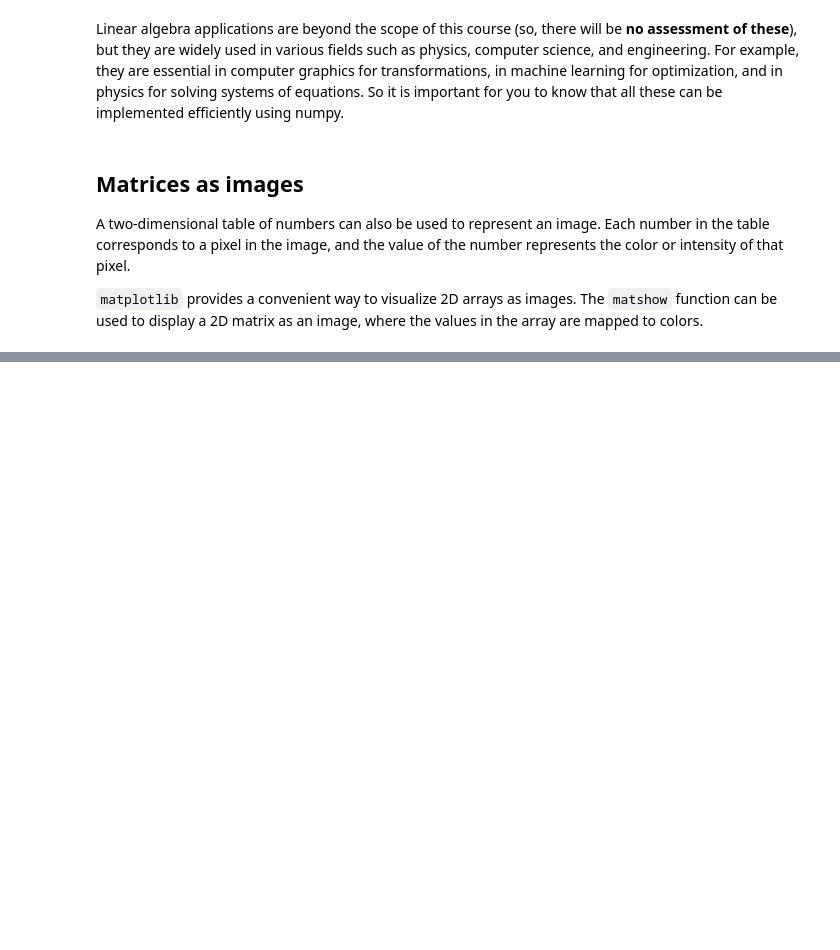
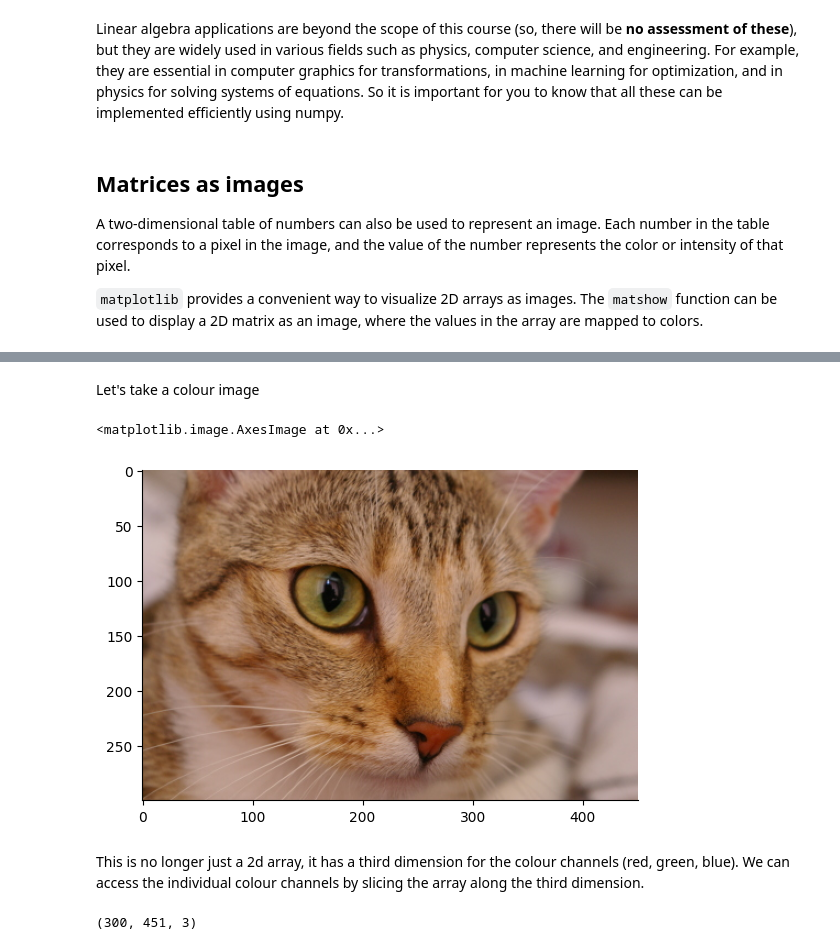
Before and after one commit to TomMaullin/SCIF10002-2025, a Jupyter notebook: 10/lecture_multidimensionalArrays.ipynb, the cells around one changed output, grey strips where cells are left out. Saved outputs shown, nothing was run; the diff lists cells and outputs as text; code cells hidden in the pictures; blank space fills up the shorter version.

Commit message:
imporve multi dimensional

```diff
--- a/10/lecture_multidimensionalArrays.ipynb
+++ b/10/lecture_multidimensionalArrays.ipynb
@@ -422,0 +456,14 @@ plt.colorbar()
+# %% [markdown]
+Let's take a colour image
+# %%
+color_image = data.chelsea()
+plt.imshow(color_image)  # display the color image
+# %% [output]
+<matplotlib.image.AxesImage at 0x...>
+[figure, added]
+# %% [markdown]
+This is no longer just a 2d array, it has a third dimension for the colour channels (red, green, blue). We can access the individual colour channels by slicing the array along the third dimension.
+# %%
+color_image.shape
+# %% [output]
+(300, 451, 3)
```
Also changed, not shown: parts of 26 cells of this notebook.
